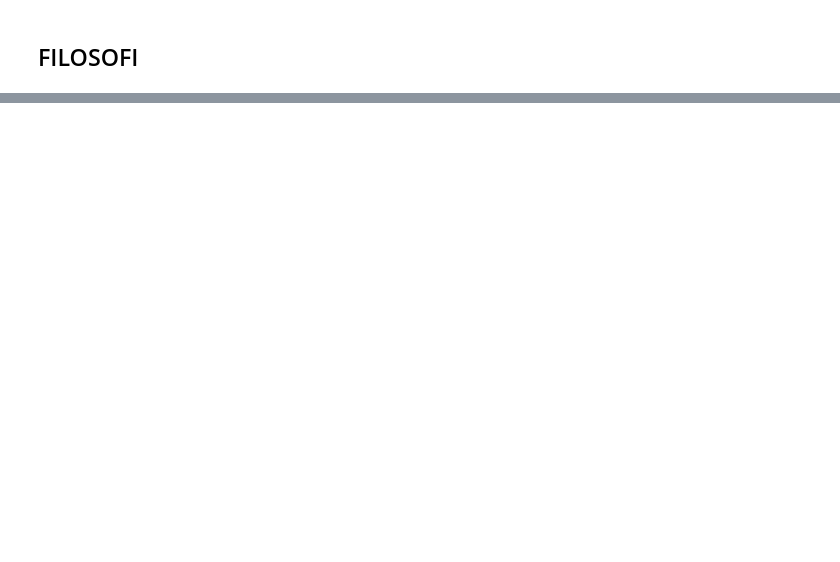
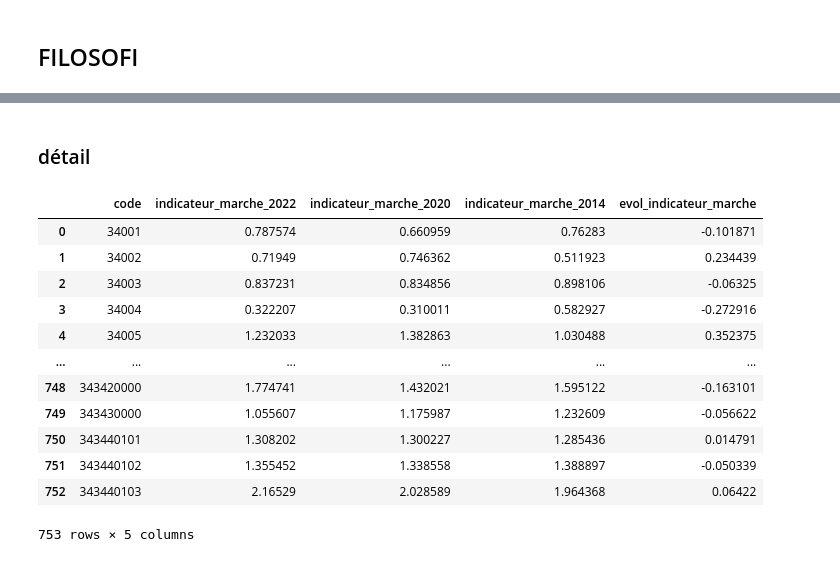
Before and after one commit to obs34/bnb, a Jupyter notebook: data.ipynb, the cells around one changed output, grey strips where cells are left out. Drawn from its saved outputs; the diff is of its cells as text; code cells hidden in the pictures; blank space fills up the shorter version.

```diff
--- a/data.ipynb
+++ b/data.ipynb
@@ -17,12 +18,18 @@ HOST = os.getenv('HOST')
 PORT = os.getenv('PORT')
 CONNEXION = f"postgresql+psycopg2://{USER}:{PASSWORD}@{HOST}:{PORT}/{DBNAME}"
 
+DBNAME_DVF_ANCIEN = os.getenv('DBNAME_DVF_ANCIEN')
 DBNAME_ANCIEN = os.getenv('DBNAME_ANCIEN')
 USER_ANCIEN = os.getenv('USER_ANCIEN')
 PASSWORD_ANCIEN = os.getenv('PASSWORD_ANCIEN')
 HOST_ANCIEN = os.getenv('HOST_ANCIEN')
 PORT_ANCIEN = os.getenv('PORT_ANCIEN')
-CONNEXION_ANCIEN = f"postgresql+psycopg2://{USER_ANCIEN}:{PASSWORD_ANCIEN}@{HOST_ANCIEN}:{PORT_ANCIEN}/{DBNAME_ANCIEN}"
+CONNEXION_ANCIEN = f"postgresql+psycopg2://{USER_ANCIEN}:{PASSWORD_ANCIEN}@{HOST_ANCIEN}:{PORT_ANCIEN}/{DBNAME_DVF_ANCIEN}"
 
 PATH_DATA_G = os.getenv('PATH_DATA_G')
 G_FILOSOFI = 'filosofi'
+G_LOGEMENT = 'rp_logement'
+G_DV3F = 'dv3f'
+
+PATH_DATA_C = os.getenv('PATH_DATA_C')
+C_CORRES = 'corres'
@@ -258,0 +609,2 @@ table = table.drop(columns=['CODGEO'])
+# %% [markdown]
+### détail
@@ -258,0 +672,36 @@ table = table.drop(columns=['CODGEO'])
+# %%
+indicateur_marche_iris_2022 = traitement_dvf(dvf_2022, 2022, 'code_iris')
+indicateur_marche_iris_2020 = traitement_dvf(dvf_2020, 2020, 'code_iris')
+indicateur_marche_iris_2014 = traitement_dvf(dvf_2014, 2014, 'code_iris')
+
+indicateur_marche_com_2022 = traitement_dvf(dvf_2022, 2022, 'code_com')
+indicateur_marche_com_2020 = traitement_dvf(dvf_2020, 2020, 'code_com')
+indicateur_marche_com_2014 = traitement_dvf(dvf_2014, 2014, 'code_com')
+
+indicateur_marche_epci_2022 = traitement_dvf(dvf_2022, 2022, 'code_epci')
+indicateur_marche_epci_2020 = traitement_dvf(dvf_2020, 2020, 'code_epci')
+indicateur_marche_epci_2014 = traitement_dvf(dvf_2014, 2014, 'code_epci')
+
+indicateur_marche_2022 = pd.concat([indicateur_marche_iris_2022, indicateur_marche_com_2022, indicateur_marche_epci_2022], axis=0)
+indicateur_marche_2020 = pd.concat([indicateur_marche_iris_2020, indicateur_marche_com_2020, indicateur_marche_epci_2020], axis=0)
+indicateur_marche_2014 = pd.concat([indicateur_marche_iris_2014, indicateur_marche_com_2014, indicateur_marche_epci_2014], axis=0)
+
+indicateur_marche = indicateur_marche_2022.merge(indicateur_marche_2020, on="code", how='outer', suffixes=("", "_2020"))
+indicateur_marche = indicateur_marche.merge(indicateur_marche_2014, on="code", how='outer', suffixes=("", "_2014"))
+indicateur_marche["evol_indicateur_marche"] = indicateur_marche["indicateur_marche_2020"] - indicateur_marche["indicateur_marche_2014"]
+# %%
+indicateur_marche
+# %% [output]
+|  | code | indicateur_marche_2022 | indicateur_marche_2020 | indicateur_marche_2014 | evol_indicateur_marche |
+| 0 | 34001 | 0.787574 | 0.660959 | 0.76283 | -0.101871 |
+| 1 | 34002 | 0.71949 | 0.746362 | 0.511923 | 0.234439 |
+| 2 | 34003 | 0.837231 | 0.834856 | 0.898106 | -0.06325 |
+| 3 | 34004 | 0.322207 | 0.310011 | 0.582927 | -0.272916 |
+| 4 | 34005 | 1.232033 | 1.382863 | 1.030488 | 0.352375 |
+| ... | ... | ... | ... | ... | ... |
+| 748 | 343420000 | 1.774741 | 1.432021 | 1.595122 | -0.163101 |
+| 749 | 343430000 | 1.055607 | 1.175987 | 1.232609 | -0.056622 |
+| 750 | 343440101 | 1.308202 | 1.300227 | 1.285436 | 0.014791 |
+| 751 | 343440102 | 1.355452 | 1.338558 | 1.388897 | -0.050339 |
+| 752 | 343440103 | 2.16529 | 2.028589 | 1.964368 | 0.06422 |
+753 rows × 5 columns
```
Also changed, not shown: parts of 27 cells of this notebook, 1 other file.
